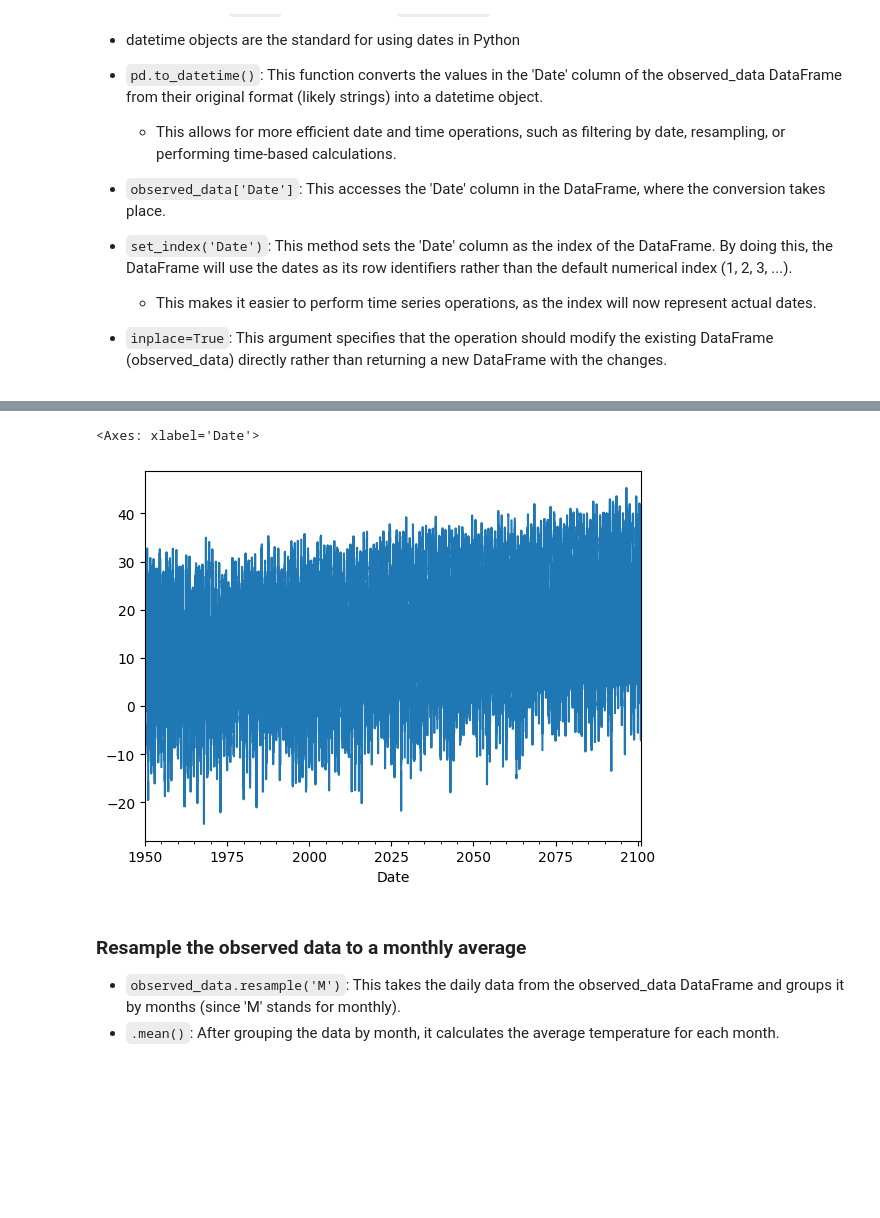
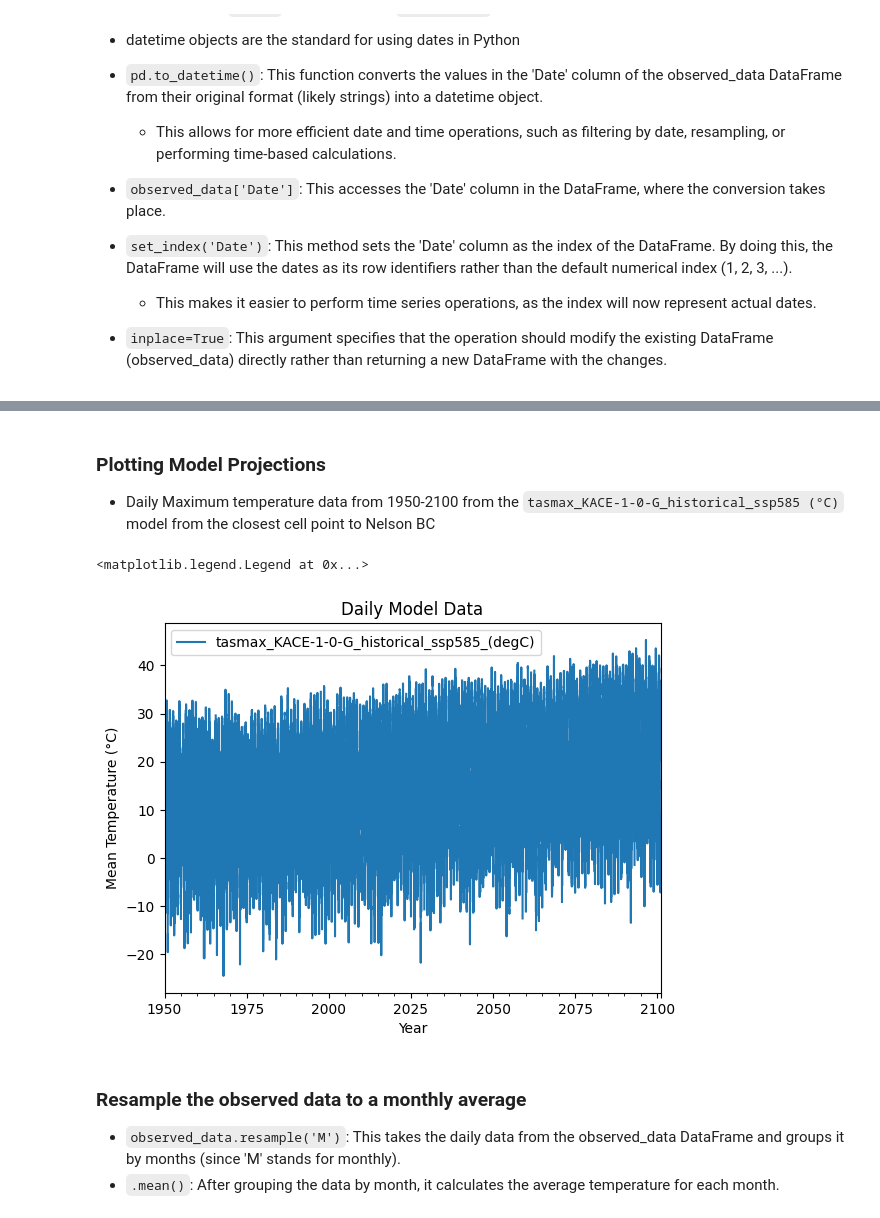
Before and after one commit to LucasSpielman/2-Assignment-Example, a Jupyter notebook: 2 Bias Adjustment.ipynb, the cells around one changed output, grey strips where cells are left out. Drawn from its saved outputs; the diff is of its cells as text; code cells hidden in the pictures; blank space fills up the shorter version.

```diff
--- a/2 Bias Adjustment.ipynb
+++ b/2 Bias Adjustment.ipynb
@@ -93,8 +97,17 @@ model_data.set_index('Date', inplace=True)
-# %%
-model_data.iloc[:, 0].plot()
-# %% [output]
-<Axes: xlabel='Date'>
-[figure, removed]
+# %% [markdown]
+### Plotting Model Projections
+- Daily Maximum temperature data from 1950-2100 from the `tasmax_KACE-1-0-G_historical_ssp585 (°C)` model from the closest cell point to Nelson BC
+# %%
+model_data.iloc[:, 0].plot(label=f'{all_model_data.columns[0]}')
+
+# Adding title and labels
+plt.title('Daily Model Data')
+plt.xlabel('Year')
+plt.ylabel('Mean Temperature (°C)')
+plt.legend()
+# %% [output]
+<matplotlib.legend.Legend at 0x...>
+[figure, added]
 # %% [markdown]
 ### Resample the observed data to a monthly average
 - `observed_data.resample('M')`: This takes the daily data from the observed_data DataFrame and groups it by months (since 'M' stands for monthly).
```
Also changed, not shown: parts of 26 cells of this notebook, 2 other files.
